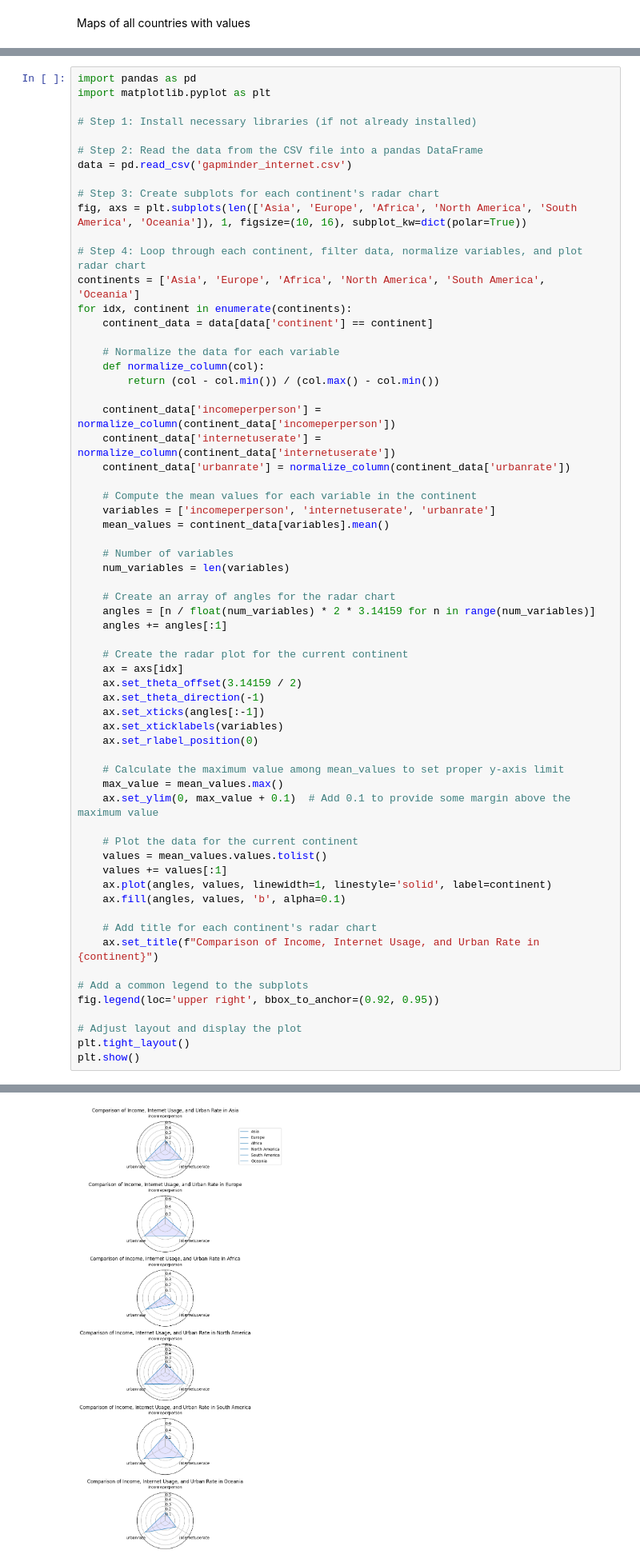
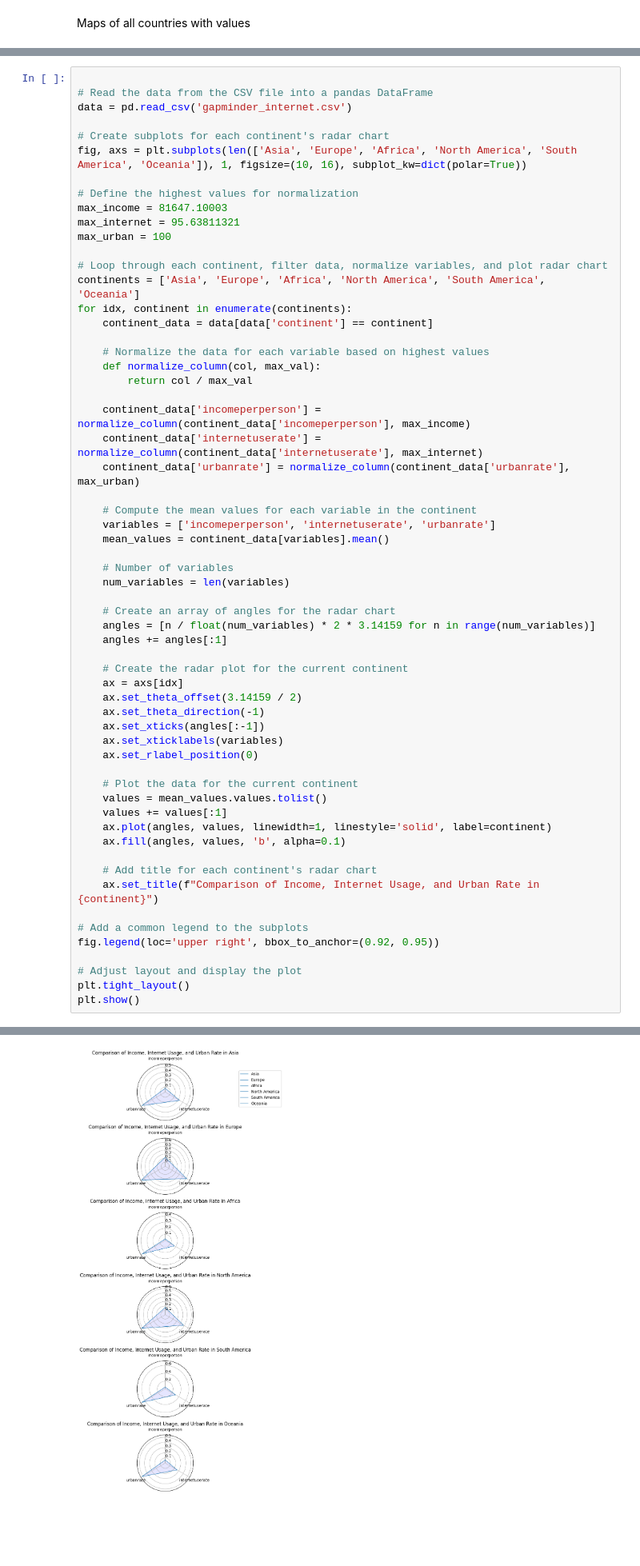
Before and after one commit to Rohaan-Adnan/me, a Jupyter notebook: assignment testing/basic_pandas testing.ipynb, the cells around one changed output, grey strips where cells are left out. Shown: that part at 80% size. Cells and saved outputs as stored; diff of their text form; blank space fills up the shorter version.

```diff
--- a/assignment testing/basic_pandas testing.ipynb
+++ b/assignment testing/basic_pandas testing.ipynb
@@ -350,29 +339,30 @@ plt.show()
 # %% [output]
 [figure]
 # %%
-import pandas as pd
-import matplotlib.pyplot as plt
 
-# Step 1: Install necessary libraries (if not already installed)
-
-# Step 2: Read the data from the CSV file into a pandas DataFrame
+# Read the data from the CSV file into a pandas DataFrame
 data = pd.read_csv('gapminder_internet.csv')
 
-# Step 3: Create subplots for each continent's radar chart
+# Create subplots for each continent's radar chart
 fig, axs = plt.subplots(len(['Asia', 'Europe', 'Africa', 'North America', 'South America', 'Oceania']), 1, figsize=(10, 16), subplot_kw=dict(polar=True))
 
-# Step 4: Loop through each continent, filter data, normalize variables, and plot radar chart
+# Define the highest values for normalization
+max_income = 81647.10003
+max_internet = 95.63811321
+max_urban = 100
+
+# Loop through each continent, filter data, normalize variables, and plot radar chart
 continents = ['Asia', 'Europe', 'Africa', 'North America', 'South America', 'Oceania']
 for idx, continent in enumerate(continents):
     continent_data = data[data['continent'] == continent]
 
-    # Normalize the data for each variable
-    def normalize_column(col):
-        return (col - col.min()) / (col.max() - col.min())
+    # Normalize the data for each variable based on highest values
+    def normalize_column(col, max_val):
+        return col / max_val
 
-    continent_data['incomeperperson'] = normalize_column(continent_data['incomeperperson'])
-    continent_data['internetuserate'] = normalize_column(continent_data['internetuserate'])
-    continent_data['urbanrate'] = normalize_column(continent_data['urbanrate'])
+    continent_data['incomeperperson'] = normalize_column(continent_data['incomeperperson'], max_income)
+    continent_data['internetuserate'] = normalize_column(continent_data['internetuserate'], max_internet)
+    continent_data['urbanrate'] = normalize_column(continent_data['urbanrate'], max_urban)
 
     # Compute the mean values for each variable in the continent
     variables = ['incomeperperson', 'internetuserate', 'urbanrate']
@@ -393,10 +383,6 @@ for idx, continent in enumerate(continents):
     ax.set_xticklabels(variables)
     ax.set_rlabel_position(0)
 
-    # Calculate the maximum value among mean_values to set proper y-axis limit
-    max_value = mean_values.max()
-    ax.set_ylim(0, max_value + 0.1)  # Add 0.1 to provide some margin above the maximum value
-
     # Plot the data for the current continent
     values = mean_values.values.tolist()
     values += values[:1]
@@ -433 +419 @@ See the caveats in the documentation: https://pandas.pydata.org/pandas-docs/stab
-[figure, old version]
+[figure, new version]
```
Also changed, not shown: parts of 7 cells of this notebook.
